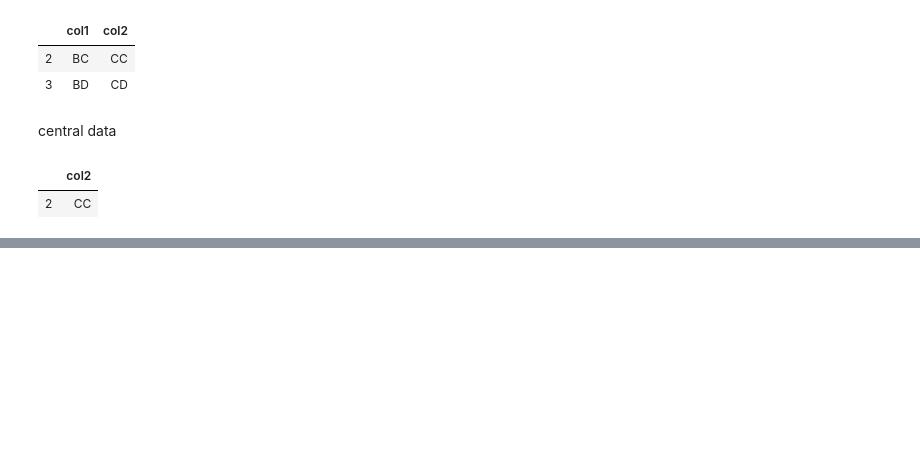
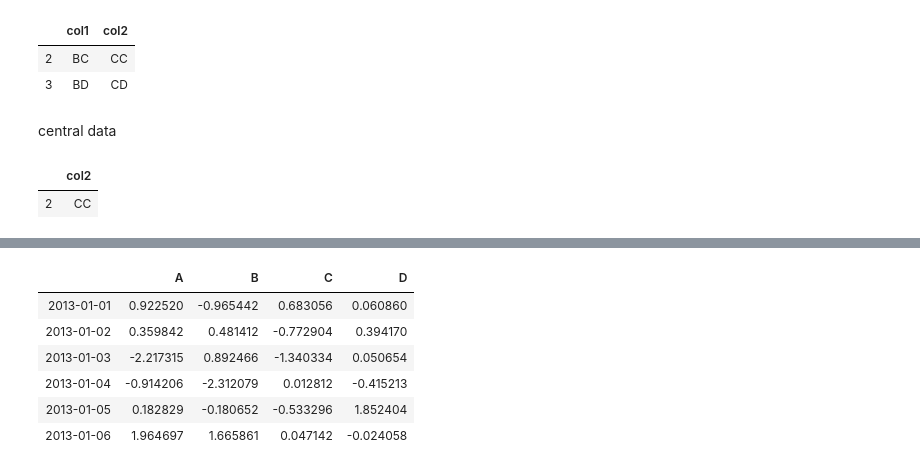
Before and after one commit to atzzom/datasc, a Jupyter notebook: A.ipynb, the cells around one changed output, grey strips where cells are left out. Saved outputs shown, nothing was run; the diff lists cells and outputs as text; code cells hidden in the pictures; blank space fills up the shorter version.

```diff
--- a/A.ipynb
+++ b/A.ipynb
@@ -270,0 +354,10 @@ A.iloc[2:3, 2:3]
+# %%
+df
+# %% [output]
+|  | A | B | C | D |
+| 2013-01-01 | 0.922520 | -0.965442 | 0.683056 | 0.060860 |
+| 2013-01-02 | 0.359842 | 0.481412 | -0.772904 | 0.394170 |
+| 2013-01-03 | -2.217315 | 0.892466 | -1.340334 | 0.050654 |
+| 2013-01-04 | -0.914206 | -2.312079 | 0.012812 | -0.415213 |
+| 2013-01-05 | 0.182829 | -0.180652 | -0.533296 | 1.852404 |
+| 2013-01-06 | 1.964697 | 1.665861 | 0.047142 | -0.024058 |
```
Also changed, not shown: parts of 22 cells of this notebook.
